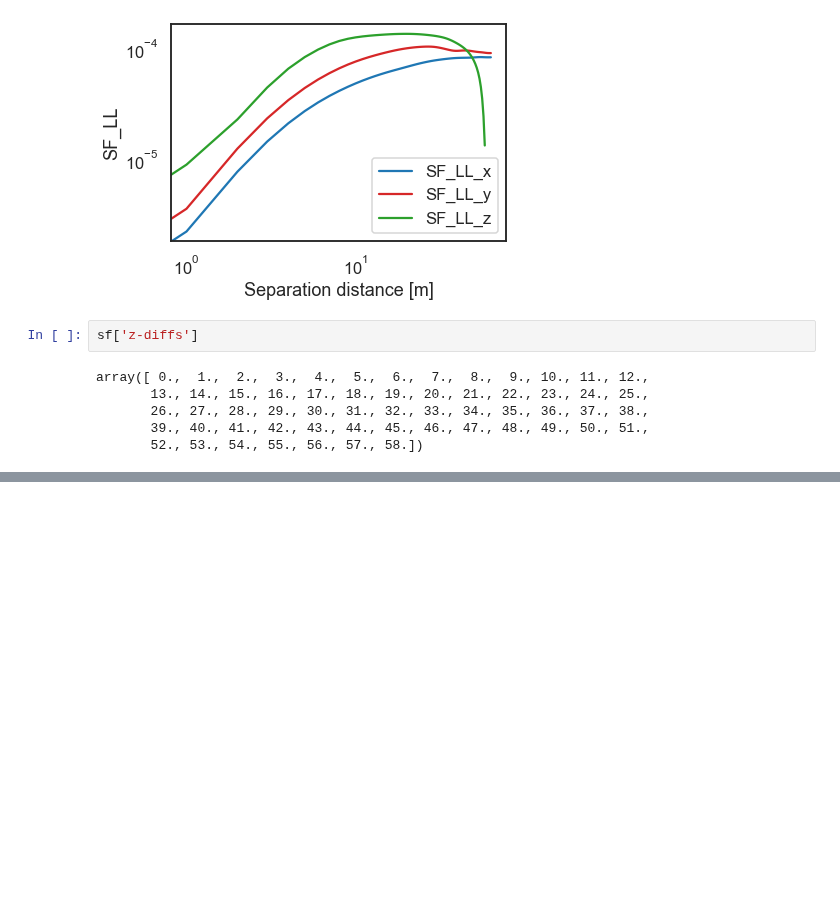
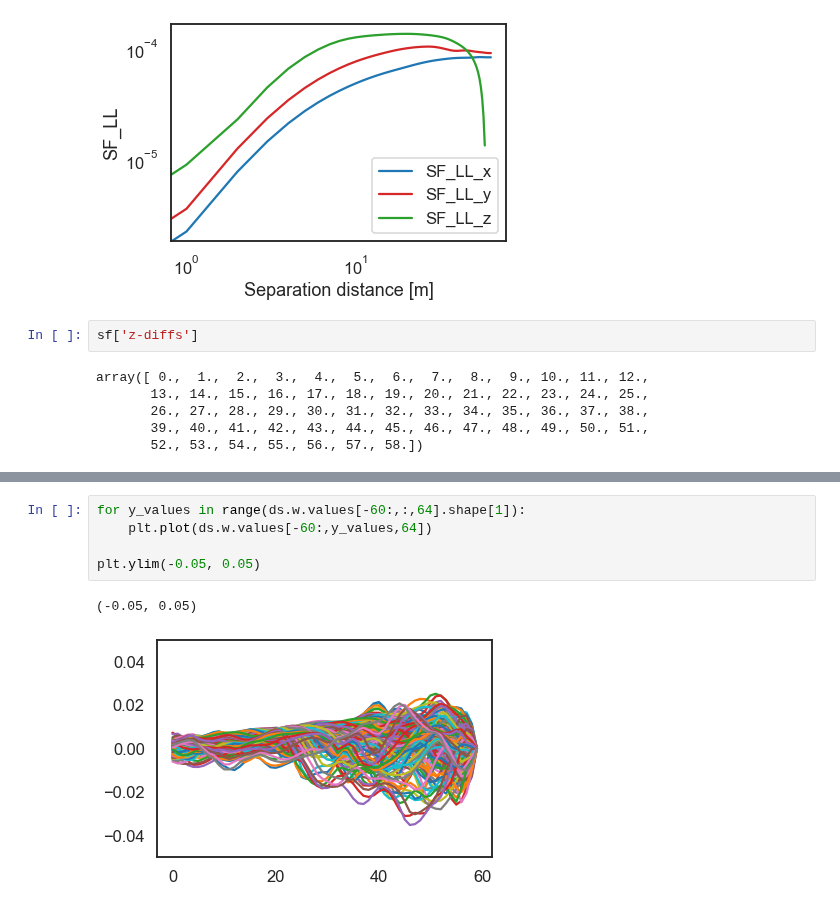
Before and after one commit to cassidymwagner/fluidsf, a Jupyter notebook: docs/source/langmuir_3d_example.ipynb, the cells around one changed output, grey strips where cells are left out. Saved outputs shown, nothing was run; the diff lists cells and outputs as text; blank space fills up the shorter version.

```diff
--- a/docs/source/langmuir_3d_example.ipynb
+++ b/docs/source/langmuir_3d_example.ipynb
@@ -159,0 +176,8 @@ ds.u[:,:,:], ds.u[:,:,-0:]
+# %%
+for y_values in range(ds.w.values[-60:,:,64].shape[1]):
+    plt.plot(ds.w.values[-60:,y_values,64])
+
+plt.ylim(-0.05, 0.05)
+# %% [output]
+(-0.05, 0.05)
+[figure, added]
```
Also changed, not shown: parts of 6 cells of this notebook.
